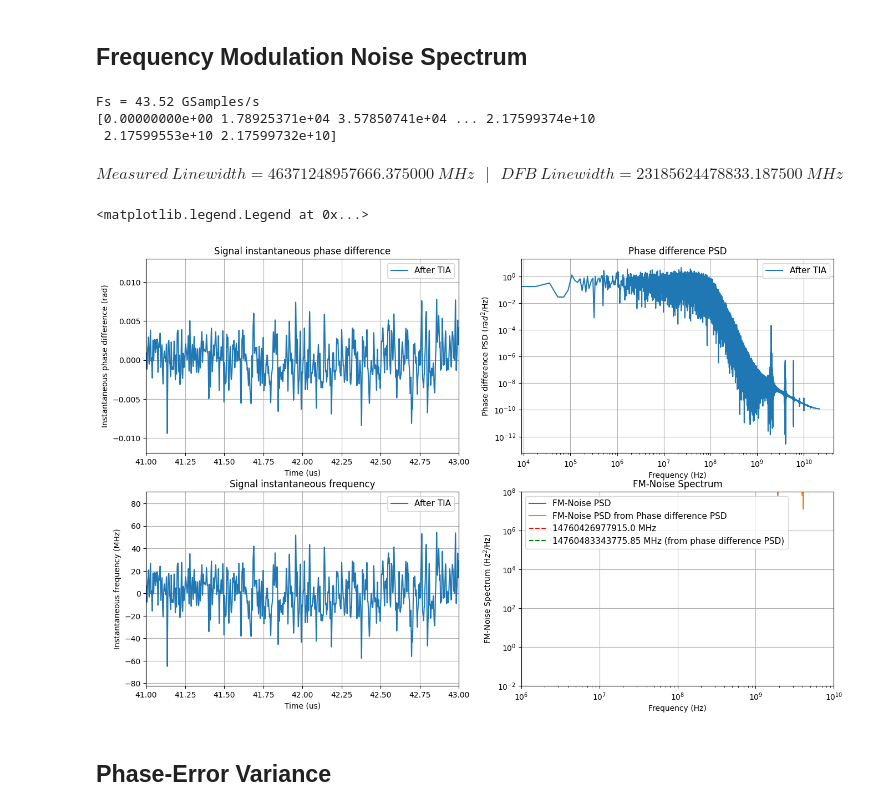
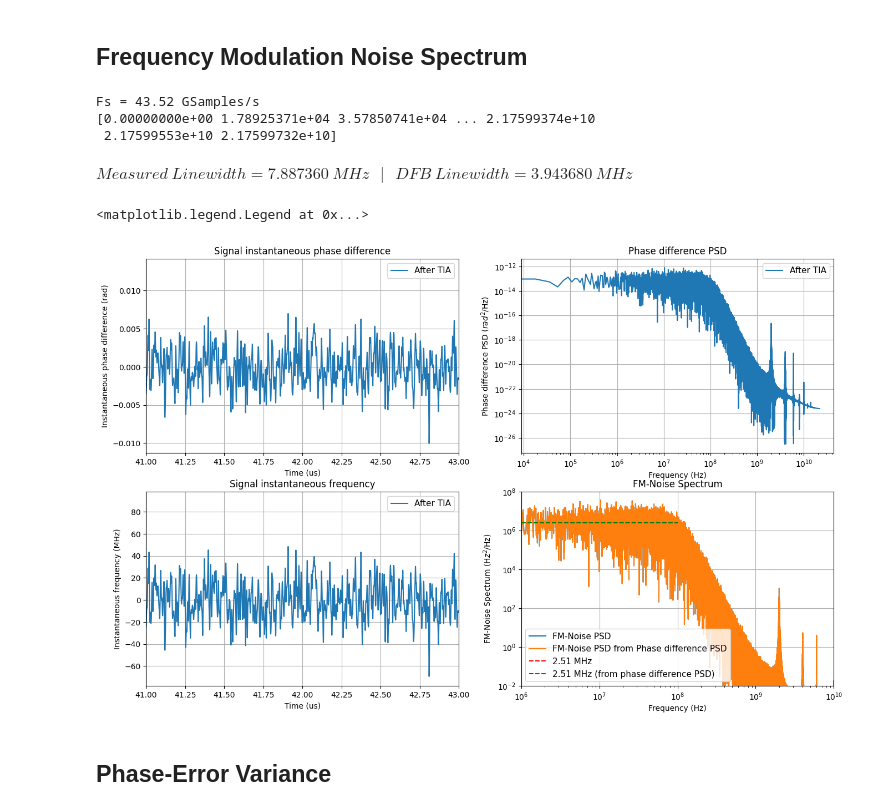
Before and after one commit to CaioRodrigues200/Laser-Study, a Jupyter notebook: Projects/Delayed_Self_Heterodyne/LorentzTesting.ipynb, the cells around one changed output. Cells and saved outputs as stored; diff of their text form; code cells hidden in the pictures.

```diff
--- a/Projects/Delayed_Self_Heterodyne/LorentzTesting.ipynb
+++ b/Projects/Delayed_Self_Heterodyne/LorentzTesting.ipynb
@@ -639,7 +638,7 @@ instPhaseDiff = instPhaseDiff[10000:-10000]
 # spectrumDPhase = spectrumDPhase*np.conj(spectrumDPhase)
 freqDPhase = np.fft.fftfreq(len(instPhaseDiff), d=1/Fs)
 freqDPhase = freqDPhase[:int(len(freqDPhase)/2)]
-spectrumDPhase = len(instPhaseDiff)*np.abs(np.fft.fft(instPhaseDiff))**2/(Fs)
+spectrumDPhase = len(instPhaseDiff)*np.abs(np.fft.fft(instPhaseDiff,norm='forward'))**2/(Fs)
 spectrumDPhase = 2*spectrumDPhase[:int(len(spectrumDPhase)/2)]
 
 ax[0][0].plot(timeArray[10000:-10000]*1e6,instPhaseDiff, label='After TIA')
@@ -667,7 +666,7 @@ instFreq = instFreq-np.mean(instFreq)
 # spectrum = spectrum*np.conj(spectrum)
 freq = np.fft.fftfreq(len(instFreq), d=1/Fs)
 freq = freq[:int(len(freq)/2)]
-spectrum = len(instFreq)*np.abs(np.fft.fft(instFreq))**2/(Fs)
+spectrum = len(instFreq)*np.abs(np.fft.fft(instFreq,norm='forward'))**2/(Fs)
 spectrum = 2*spectrum[:int(len(spectrum)/2)]
 
 ax[1][0].plot(timeArray[10000:-10000]*1e6,instFreq*1e-6, label='After TIA')
@@ -686,36 +685,36 @@ cutLims = [1e6,1e8]
 initFreq = int(cutLims[0]/freq[-1]*len(freq))
 endFreq = int(cutLims[1]/freq[-1]*len(freq))
 Measurefreq = freq[initFreq:endFreq]
 Measurespectrum = spectrum[initFreq:endFreq]
 print(freq)
 
 initFreqDP = int(cutLims[0]/freqDPhase[-1]*len(freqDPhase))
 endFreqDP = int(cutLims[1]/freqDPhase[-1]*len(freqDPhase))
 MeasurefreqDP = freqDPhase[initFreqDP:endFreqDP]
 MeasurespectrumDP = convertedSpectrum[initFreqDP:endFreqDP]
 
-display(Math('Measured~Linewidth = %5.6f~MHz~~~|~~~DFB~Linewidth = %5.6f~MHz' %(np.pi*np.round(np.mean(Measurespectrum))*1e-6, np.pi*np.round(np.mean(Measurespectrum))*1e-6/2)))
+display(Math('Measured~Linewidth = %5.6f~MHz~~~|~~~DFB~Linewidth = %5.6f~MHz' %(np.round(np.pi*np.mean(Measurespectrum)*1e-6,5), np.round(np.pi*np.mean(Measurespectrum)*1e-6/2,5))))
 
 ax[1][1].plot(freq,spectrum, label='FM-Noise PSD')
 ax[1][1].plot(freqDPhase,convertedSpectrum, label='FM-Noise PSD from Phase difference PSD')
 ax[1][1].hlines(np.mean(Measurespectrum),xmin=cutLims[0], xmax=cutLims[1], color='red', linestyle='--', label=f'{np.round(np.mean(Measurespectrum)*1e-6,2)} MHz')
 ax[1][1].hlines(np.mean(MeasurespectrumDP),xmin=cutLims[0], xmax=cutLims[1], color='green', linestyle='--', label=f'{np.round(np.mean(MeasurespectrumDP)*1e-6,2)} MHz (from phase difference PSD)')
 ax[1][1].set_xscale('log')
 ax[1][1].set_yscale('log')
 ax[1][1].set_xlabel('Frequency (Hz)')
 ax[1][1].set_ylabel('FM-Noise Spectrum (H$z^2$/Hz)')
 ax[1][1].set_xlim(1e6 , 1e10)
 ax[1][1].set_ylim(1e-2 , 1e8)
 ax[1][1].set_title(f'FM-Noise Spectrum')
 ax[1][1].grid()
 ax[1][1].legend(fontsize=11)
 # %% [output]
 Fs = 43.52 GSamples/s
 [0.00000000e+00 1.78925371e+04 3.57850741e+04 ... 2.17599374e+10
  2.17599553e+10 2.17599732e+10]
-$\displaystyle Measured~Linewidth = 46371248957666.375000~MHz~~~|~~~DFB~Linewidth = 23185624478833.187500~MHz$
+$\displaystyle Measured~Linewidth = 7.887360~MHz~~~|~~~DFB~Linewidth = 3.943680~MHz$
 <matplotlib.legend.Legend at 0x...>
-[figure, old version]
+[figure, new version]
 # %% [markdown]
 ## Phase-Error Variance
 # %%
```
Also changed, not shown: parts of 14 cells of this notebook, 2 other files.
